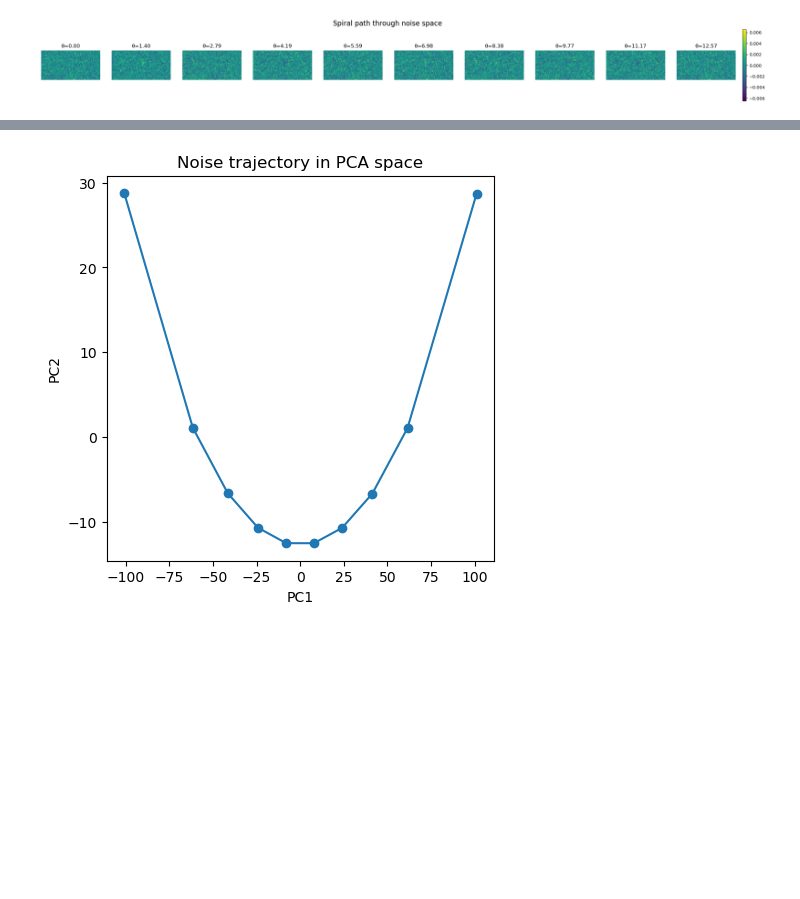
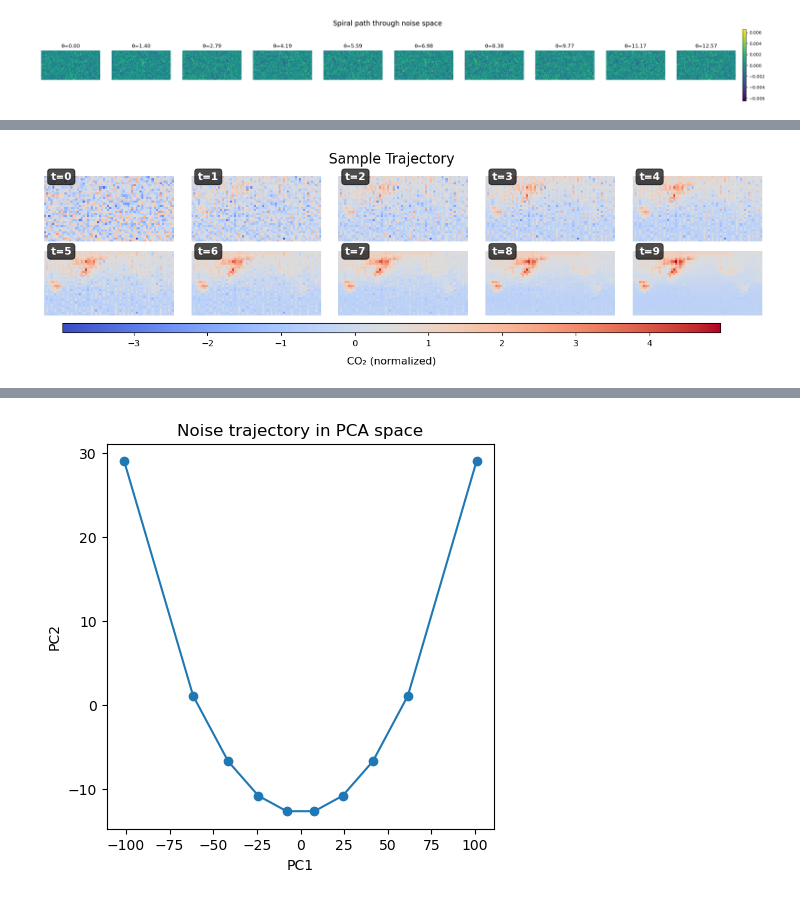
Before and after one commit to vitusbenson/neural_transport, a Jupyter notebook: neural_transport/flowmatching_dev/testScript.ipynb, the cells around one changed output, grey strips where cells are left out. Cells and saved outputs as stored; diff of their text form; code cells hidden in the pictures; blank space fills up the shorter version.

```diff
--- a/neural_transport/flowmatching_dev/testScript.ipynb
+++ b/neural_transport/flowmatching_dev/testScript.ipynb
@@ -1657,3 +1894,15 @@ plot_specific_noise_samples(
+# %%
+plot_trajectory_timeseries(
+    ds_all.trajectory,
+    sample_idx=0,
+    level_idx=0,
+    projection=None,
+    cmap="coolwarm",
+    figsize=None,
+    show=True,
+)
+# %% [output]
+[figure, added]
 # %%
 ds_slice = ds_all["co2massmix"].isel(level=0)
 
```
Also changed, not shown: parts of 16 cells of this notebook, 8 other files.
